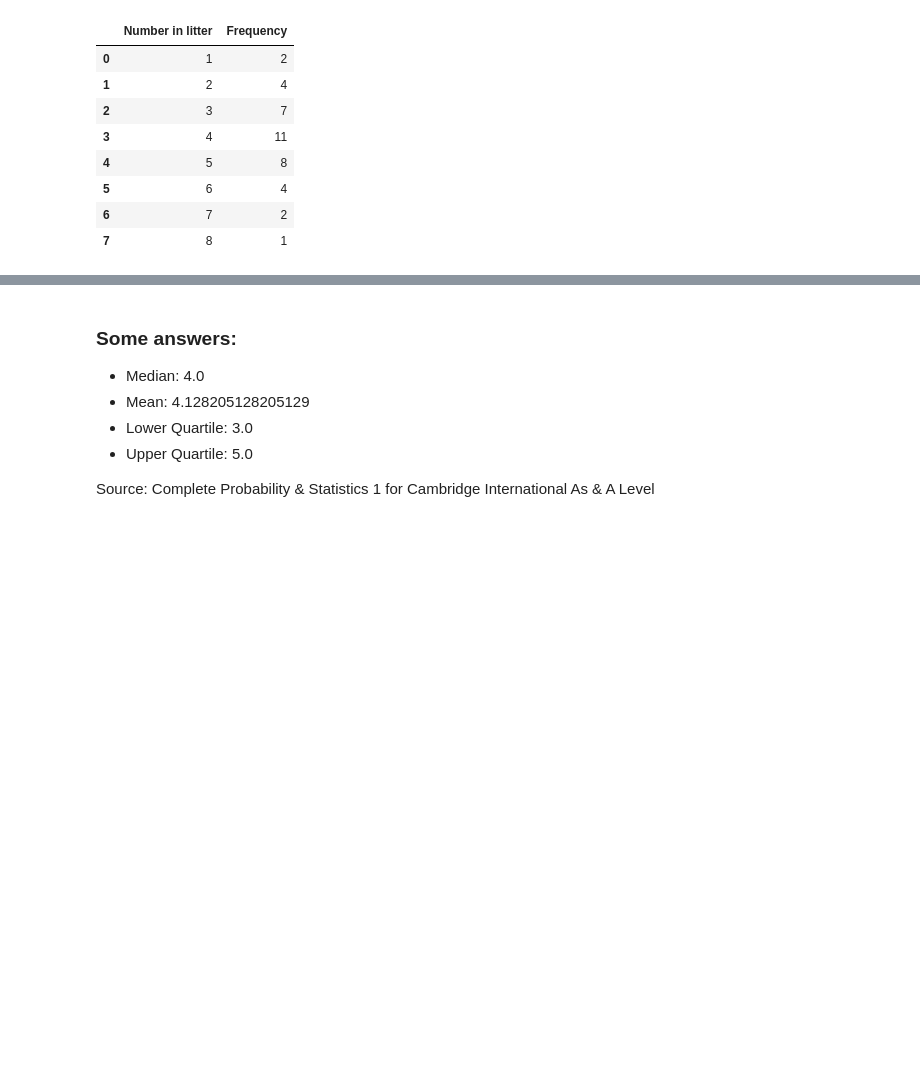
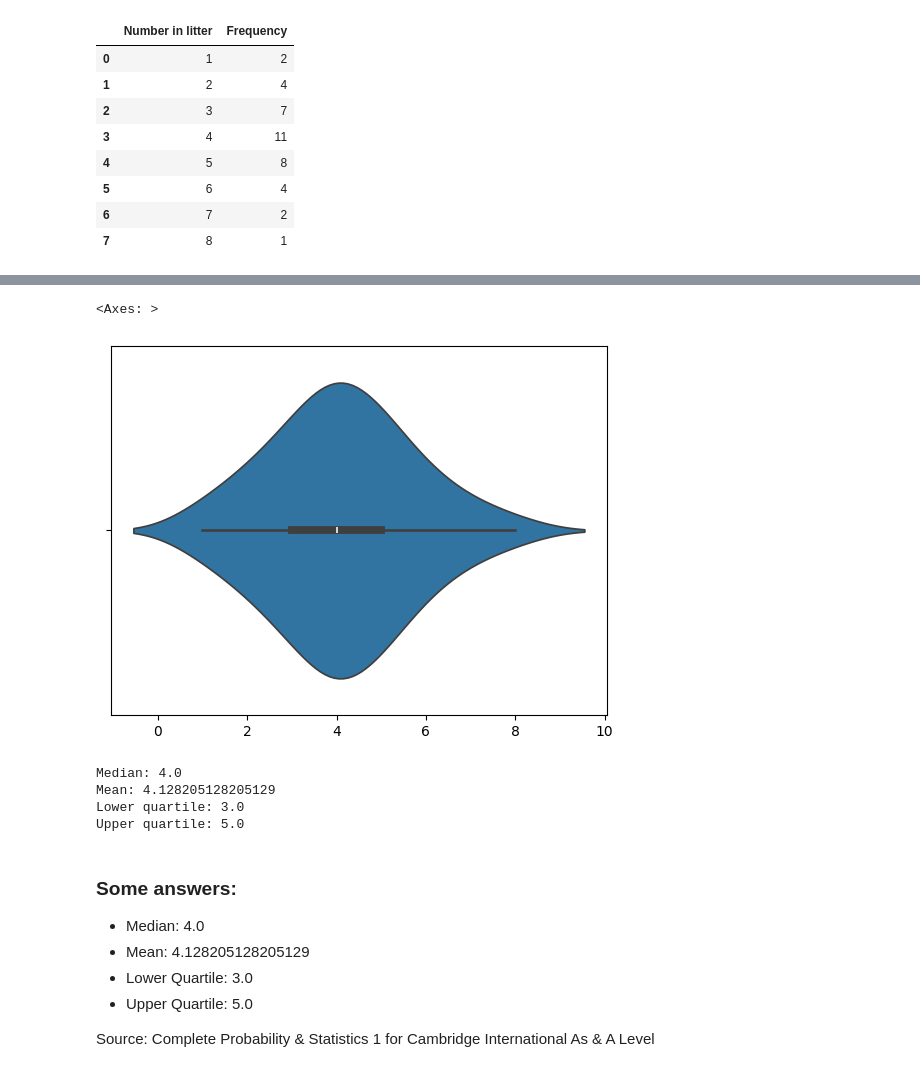
Before and after one commit to Vincent-Gielen/dsai-ex, a Jupyter notebook: 2-analysis-1-var/lab-2.03-kitten-litters.ipynb, the cells around one changed output, grey strips where cells are left out. Saved outputs shown, nothing was run; the diff lists cells and outputs as text; code cells hidden in the pictures; blank space fills up the shorter version.

```diff
--- a/2-analysis-1-var/lab-2.03-kitten-litters.ipynb
+++ b/2-analysis-1-var/lab-2.03-kitten-litters.ipynb
@@ -41,3 +83,18 @@ kittens
+# %%
+sns.violinplot(x=kittensArray)
+# %% [output]
+<Axes: >
+[figure, added]
+# %%
+print(f"Median: {np.median(kittensArray)}")
+print(f"Mean: {np.mean(kittensArray)}")
+print(f"Lower quartile: {np.quantile(kittensArray, 0.25)}")
+print(f"Upper quartile: {np.quantile(kittensArray, 0.75)}")
+# %% [output]
+Median: 4.0
+Mean: 4.128205128205129
+Lower quartile: 3.0
+Upper quartile: 5.0
 # %% [markdown]
 ### Some answers:
 
```
Also changed, not shown: parts of 4 cells of this notebook.
